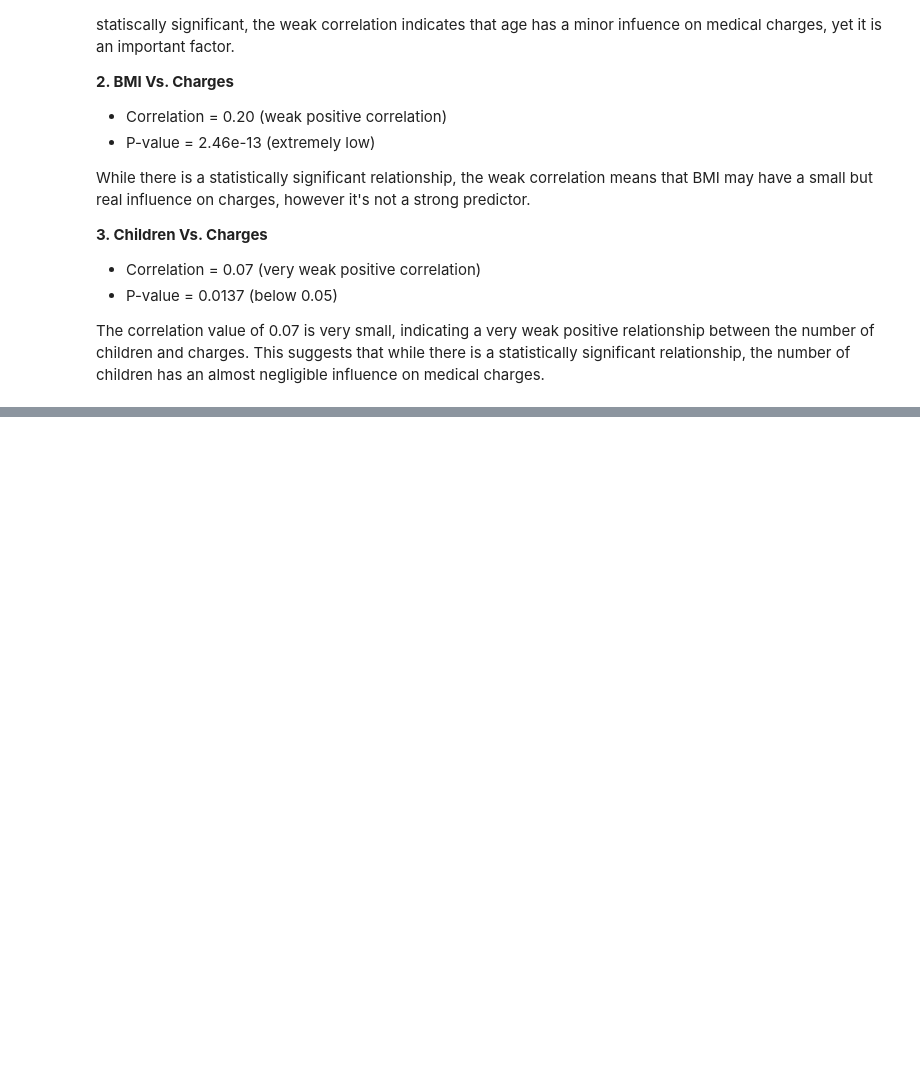
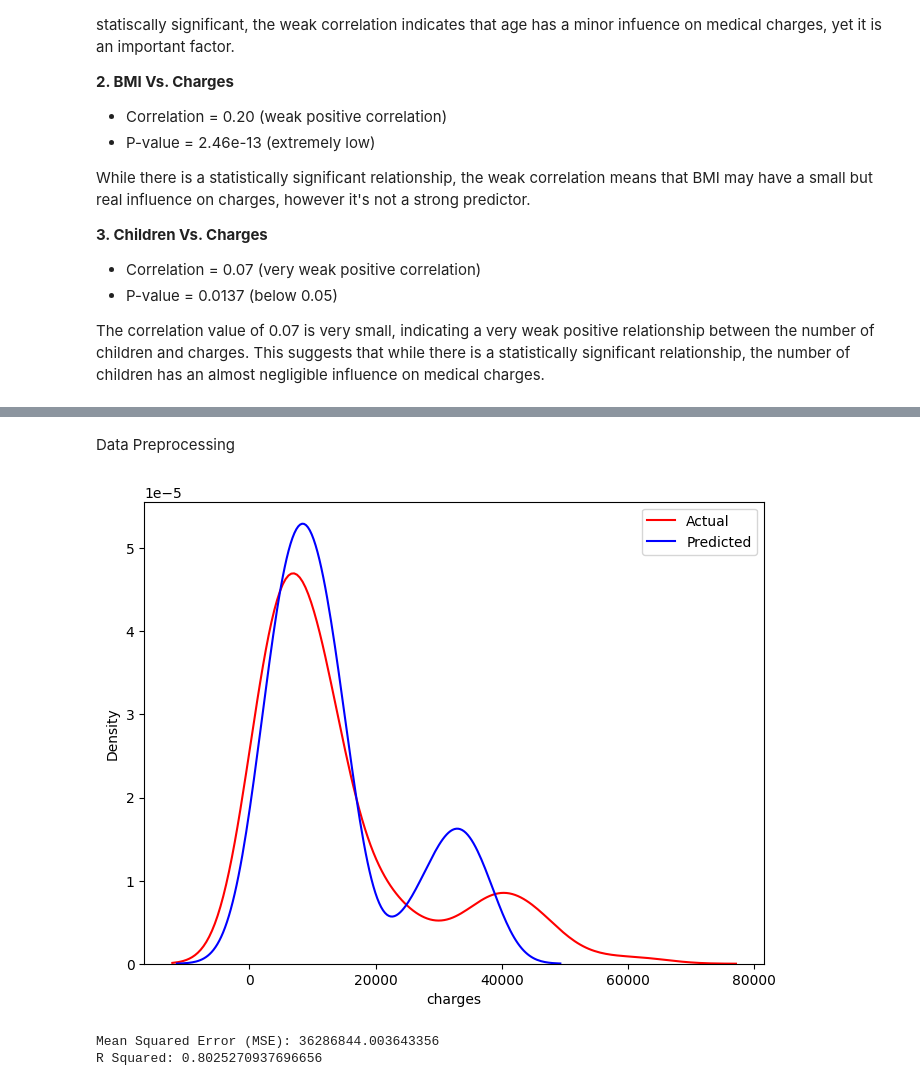
Before and after one commit to LinaSeongyeonSon/Medical-Insurance-Cost-Prediction, a Jupyter notebook: Medical_Insurance_Cost_Prediction.ipynb, the cells around one changed output, grey strips where cells are left out. Saved outputs shown, nothing was run; the diff lists cells and outputs as text; code cells hidden in the pictures; blank space fills up the shorter version.

Commit message:
Predictive Analysis

```diff
--- a/Medical_Insurance_Cost_Prediction.ipynb
+++ b/Medical_Insurance_Cost_Prediction.ipynb
@@ -548,0 +597,40 @@ The correlation value of 0.07 is very small, indicating a very weak positive rel
+# %%
+X_train, X_test, y_train, y_test = train_test_split(X, y, test_size=0.2, random_state=42)
+# %% [markdown]
+Data Preprocessing
+# %%
+categorical = X.select_dtypes(include=['object']).columns
+numerical = X.select_dtypes(exclude=['object']).columns
+# %%
+preprocessor = ColumnTransformer(
+    transformers = [
+        ('scaler', StandardScaler(), numerical),
+        ('encoder', OneHotEncoder(), categorical)
+    ]
+)
+
+# Fit and transform the training data
+X_train_transformed = preprocessor.fit_transform(X_train)
+
+# Transform the test data using the same transformer
+X_test_transformed = preprocessor.transform(X_test)
+# %%
+baseline = LinearRegression()
+baseline.fit(X_train_transformed, y_train)
+y_pred = baseline.predict(X_test_transformed)
+# %%
+plt.figure(figsize=(8, 6))
+ax = sns.kdeplot(y_test, color='red', label='Actual')
+sns.kdeplot(y_pred, color='blue', label='Predicted', ax=ax)
+plt.legend()
+plt.show()
+# %% [output]
+[figure, added]
+# %%
+mse_baseline = mean_squared_error(y_test, y_pred)
+r2_baseline = r2_score(y_test, y_pred)
+
+print(f"Mean Squared Error (MSE): {mse_baseline}\nR Squared: {r2_baseline}")
+# %% [output]
+Mean Squared Error (MSE): 36286844.003643356
+R Squared: 0.8025270937696656
```
Also changed, not shown: parts of 8 cells of this notebook.
